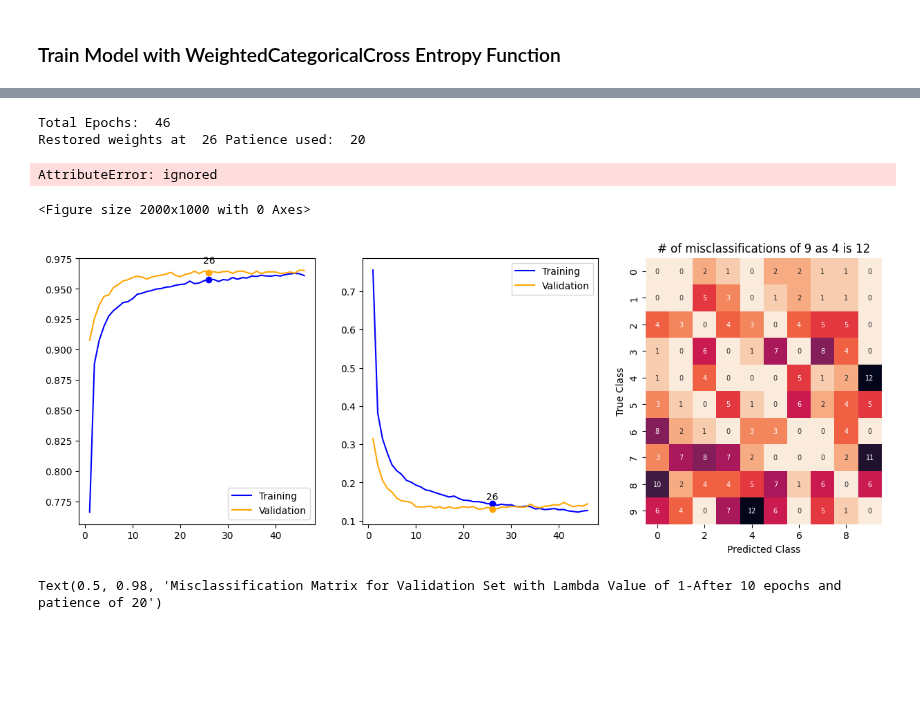
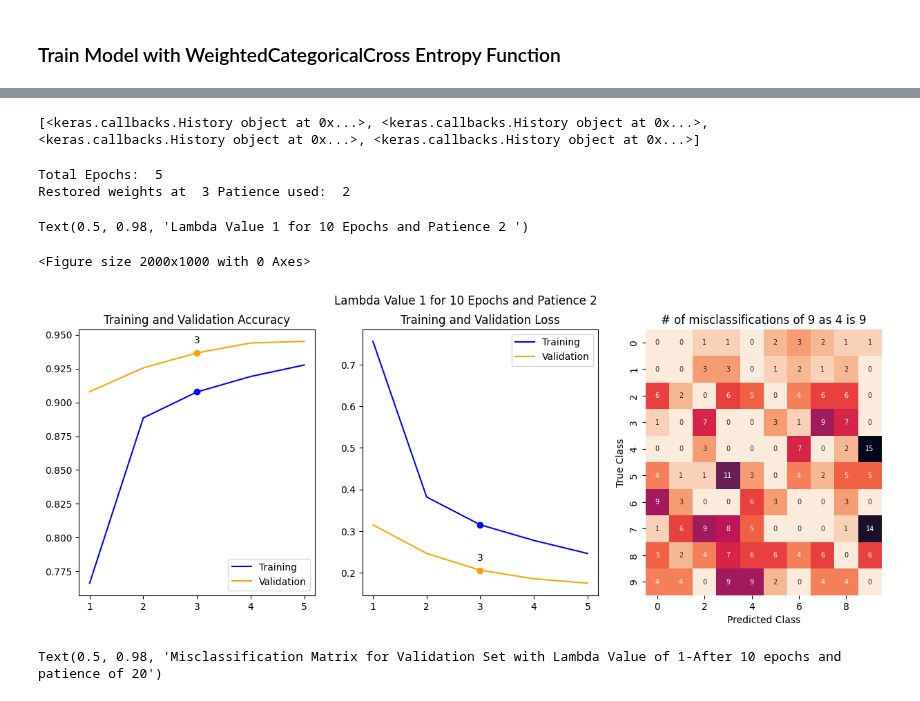
Before and after one commit to RachelRamirez/misclassification_matrix, a Jupyter notebook: PreExperiment_PA_Shfl_40D_Lambda1_Lambda2_FineTuning.ipynb, the cells around one changed output, grey strips where cells are left out. Cells and saved outputs as stored; diff of their text form; code cells hidden in the pictures; blank space fills up the shorter version.

```diff
--- a/PreExperiment_PA_Shfl_40D_Lambda1_Lambda2_FineTuning.ipynb
+++ b/PreExperiment_PA_Shfl_40D_Lambda1_Lambda2_FineTuning.ipynb
@@ -464,0 +379,15 @@ plot_model_history(model_history2, nb_epoch)
+# %%
+def return_cm(model):
+  y_prediction = model.predict(X_val, verbose=0)
+  y_prediction  = np.argmax(y_prediction, axis=1)
+  # Y_prediction = np_utils.to_categorical(y_prediction, nb_classes)
+
+  cm3 = confusion_matrix(y_val, y_prediction)
+  cm3 = pd.DataFrame(cm3, range(10),range(10))
+  return cm3
+
+  # # plt.figure(figsize = (4,4))
+  # # cm3
+  # sns.heatmap(cm3, annot=True, annot_kws={"size": 7},  fmt='g') # font size
+  # plt.show()
+  # # cm_using_weighted_new = cm3
@@ -464,0 +463,18 @@ plot_model_history(model_history2, nb_epoch)
+# %%
+# start a new architecture
+
+cost_matrix[9, 4] = 1000
+model2 = create_model(cost_matrix)
+
+# load the model weights
+model2.load_weights('initial_5epochs.h5')
+#The last values from Epoch 5 model(1) training were
+# loss:     0.2460 - categorical_accuracy:     0.9276
+# val_loss: 0.1747 - val_categorical_accuracy: 0.9451
+# 9T_4P: 29.0000 - 4T_9P: 14.0000 - cm_per_epoch: 75.0000 - 2s/epoch - 7ms/step
+
+model2_history = model2.fit(X_train, Y_train,  batch_size=batch_size, epochs=5, verbose=2,
+        validation_data=(X_val, Y_val), shuffle=True, use_multiprocessing=True, callbacks = [cm_callback])
+
+cm4 = return_cm(model2)
+plot_model_history(model2_history, nb_epoch, cm4)
@@ -465,11 +622,16 @@ plot_model_history(model_history2, nb_epoch)
+# %%
+print(model_history_all)
+# %% [output]
+[<keras.callbacks.History object at 0x...>, <keras.callbacks.History object at 0x...>, <keras.callbacks.History object at 0x...>, <keras.callbacks.History object at 0x...>]
 # %%
 plot_model_history(model_history, nb_epoch, cm3)
 # plot_model_history(model2_history, nb_epoch, cm3)
-plt.gcf().set_size_inches(15, 5)  # this works
-plt.gcf().set_title("SetTitle")
+# plt.gcf().set_size_inches(15, 5)  # this works
+plt.gcf().suptitle(f"Lambda Value {lambda_val} for {nb_epoch} Epochs and Patience {patience} " )
+# print("The {0} runs {1} miles in {2} minutes".format("dog", 5, 10))
 # %% [output]
-Total Epochs:  46
-Restored weights at  26 Patience used:  20
+Total Epochs:  5
+Restored weights at  3 Patience used:  2
-AttributeError: ignored
+Text(0.5, 0.98, 'Lambda Value 1 for 10 Epochs and Patience 2 ')
 <Figure size 2000x1000 with 0 Axes>
-[figure, old version]
+[figure, new version]
```
Also changed, not shown: parts of 13 cells of this notebook.
